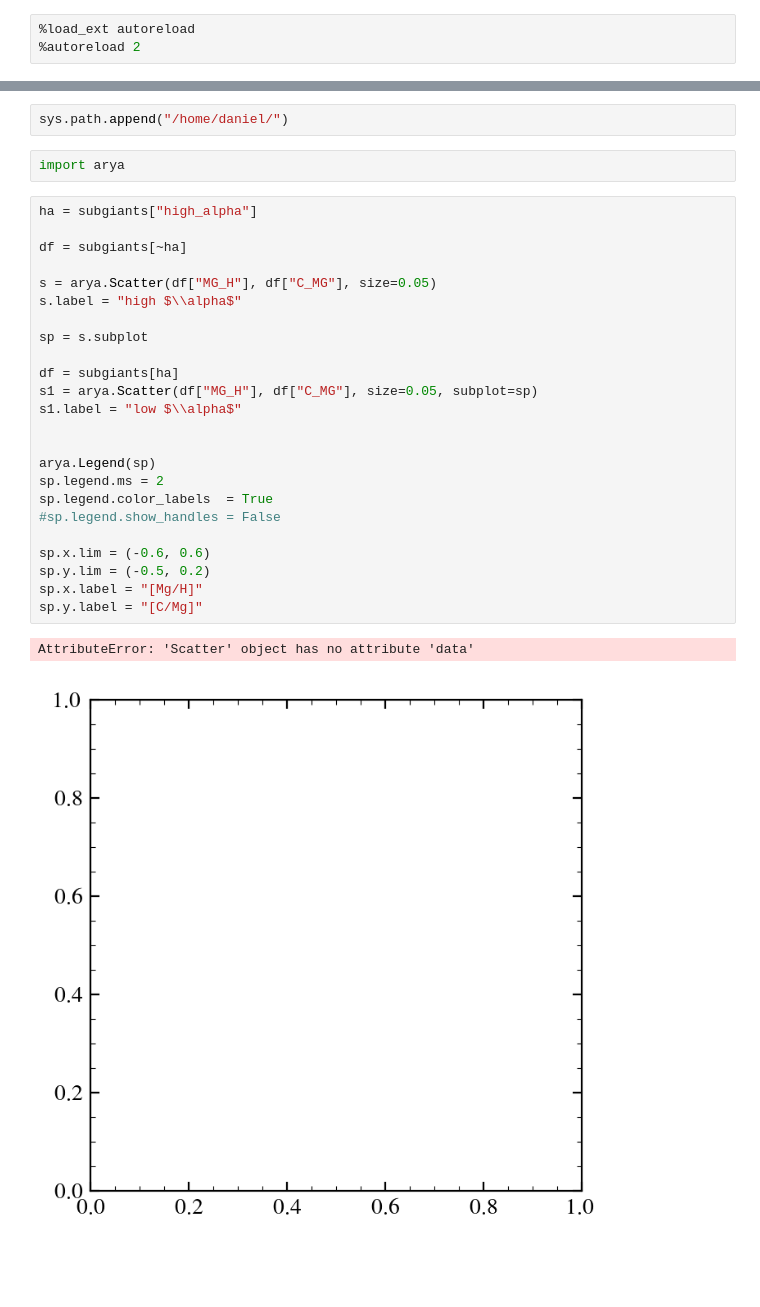
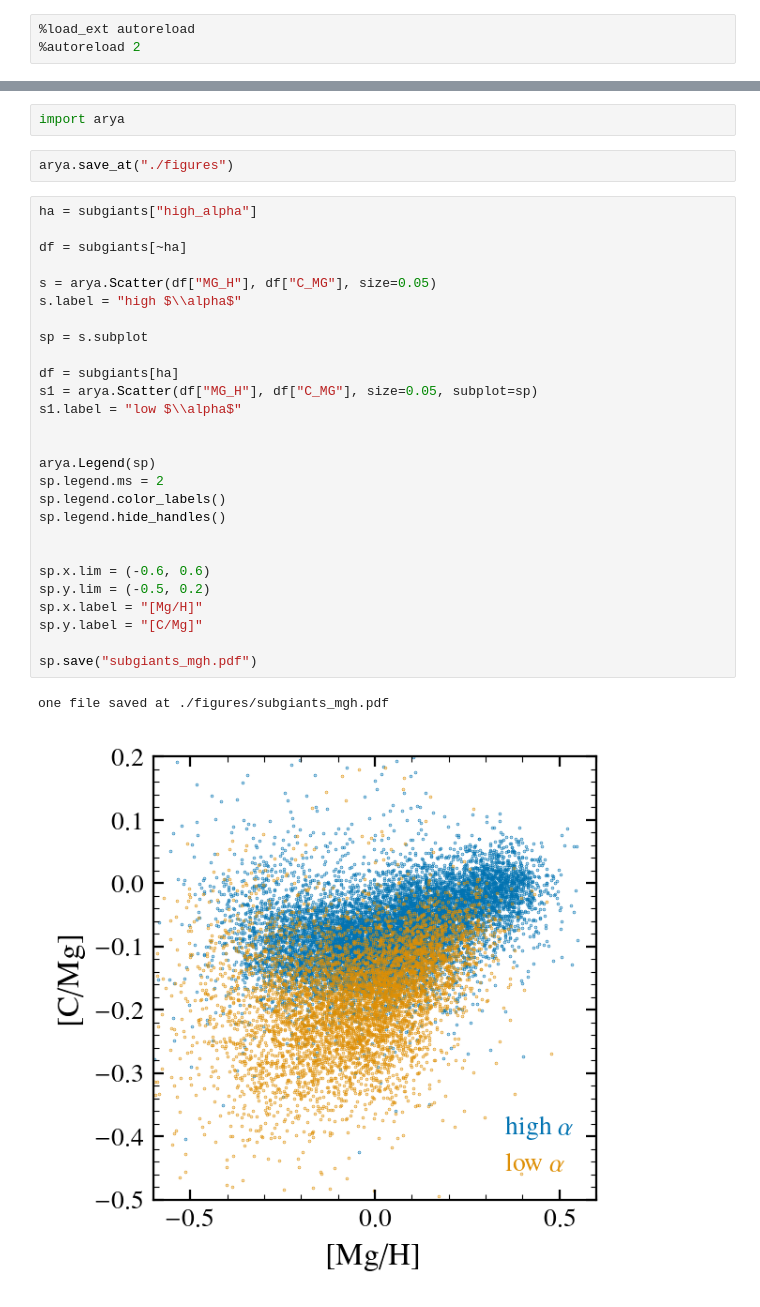
Before and after one commit to aeyobd/surp, a Jupyter notebook: carbon_paper/arya_test.ipynb, the cells around one changed output, grey strips where cells are left out. Cells and saved outputs as stored; diff of their text form; blank space fills up the shorter version.

```diff
--- a/carbon_paper/arya_test.ipynb
+++ b/carbon_paper/arya_test.ipynb
@@ -12,32 +9,35 @@ from src.analysis.apogee_analysis import subgiants
-# %%
-sys.path.append("/home/daniel/")
 # %%
 import arya
+# %%
+arya.save_at("./figures")
 # %%
 ha = subgiants["high_alpha"]
 
 df = subgiants[~ha]
 
 s = arya.Scatter(df["MG_H"], df["C_MG"], size=0.05)
 s.label = "high $\\alpha$"
 
 sp = s.subplot
 
 df = subgiants[ha]
 s1 = arya.Scatter(df["MG_H"], df["C_MG"], size=0.05, subplot=sp)
 s1.label = "low $\\alpha$"
 
 
 arya.Legend(sp)
 sp.legend.ms = 2
-sp.legend.color_labels  = True
-#sp.legend.show_handles = False
+sp.legend.color_labels()
+sp.legend.hide_handles()
+
 
 sp.x.lim = (-0.6, 0.6)
 sp.y.lim = (-0.5, 0.2)
 sp.x.label = "[Mg/H]"
 sp.y.label = "[C/Mg]"
+
+sp.save("subgiants_mgh.pdf")
 # %% [output]
-AttributeError: 'Scatter' object has no attribute 'data'
+one file saved at ./figures/subgiants_mgh.pdf
-[figure, old version]
+[figure, new version]
 # %%
```
Also changed, not shown: parts of 2 cells of this notebook, 6 other files.
